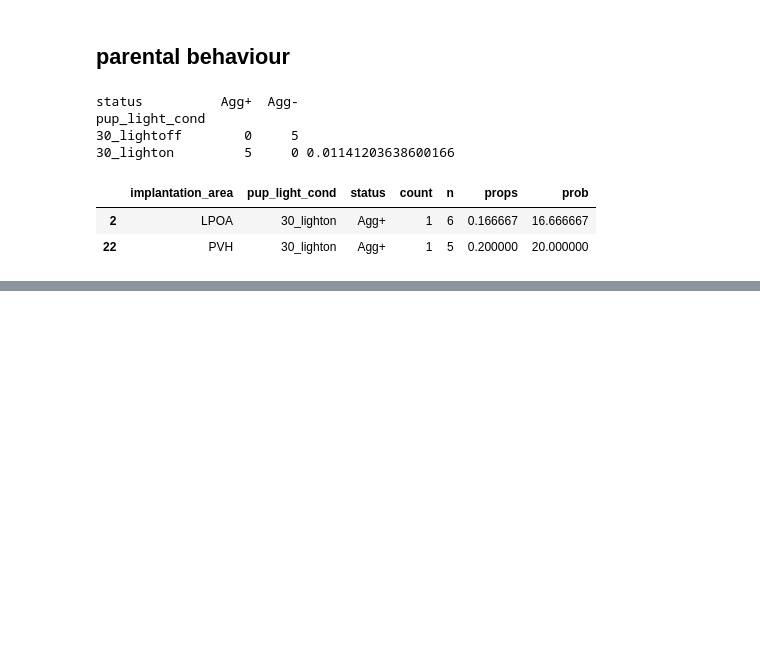
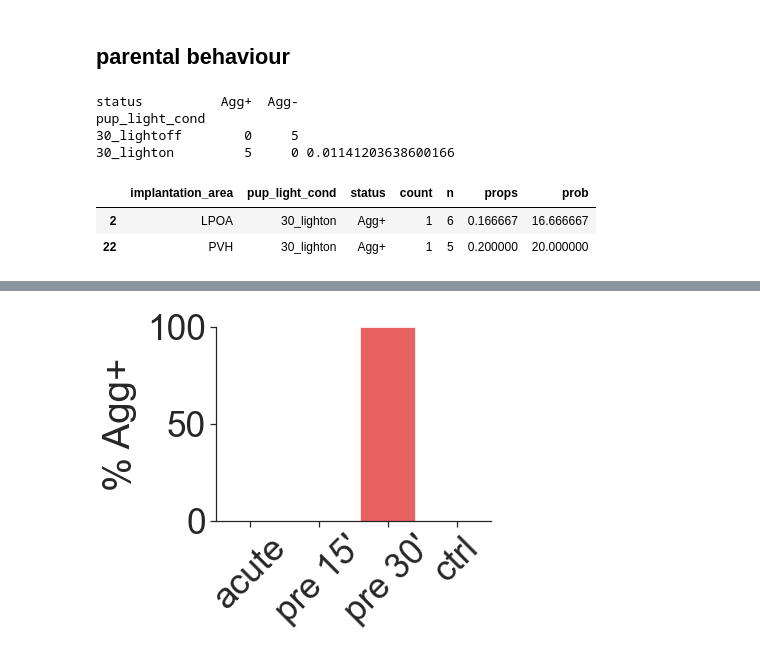
Before and after one commit to FrancisCrickInstitute/negative_parental_switch, a Jupyter notebook: NPW_manipulation/NPW_manipulation_JK.ipynb, the cells around one changed output, grey strips where cells are left out. Cells and saved outputs as stored; diff of their text form; code cells hidden in the pictures; blank space fills up the shorter version.

```diff
--- a/NPW_manipulation/NPW_manipulation_JK.ipynb
+++ b/NPW_manipulation/NPW_manipulation_JK.ipynb
@@ -296,31 +271,32 @@ plt.savefig('/Volumes/lab-kohlj/home/shared/projects/NegativeParentalSwitch/figu
 # %%
-sns.set(rc={"figure.figsize": (3, 2)})
-sns.set(font_scale=3)
+sns.set(rc={"figure.figsize": (2, 6)})
+sns.set(font_scale=3.2)
 sns.set_style("ticks")
 
 plot_cond = ['spontaneous', 'instantaneous_on', '30_lighton', '30_lightoff']
 
 plot_df = props[(props.status == 'Agg+')& (props.pup_light_cond.isin(plot_cond))]
 plot_df.pup_light_cond = pd.Categorical(plot_df.pup_light_cond,
                       categories=plot_cond,
                       ordered=True)
 
 plot_df['prob'] = plot_df.props * 100
 
 g = sns.catplot(x = 'pup_light_cond',
                 y = 'prob',
                 data = plot_df[plot_df.implantation_area == 'MPOA'],
                 kind = 'bar',
                 alpha = 0.7,
-                palette = ['red'],
-                aspect = 2.6/2)
+                palette = ['red'],aspect = 1.4)
 
 g.set(xlabel = None)
 plt.ylim([0,100])
 plt.xticks(rotation = 90)
 plt.ylabel('% Agg+', labelpad=10)
-g.set_xticklabels( ('acute', 'pre 15','pre 30', 'ctrl'), rotation=45)
-sns.despine(trim=True)
+g.set_xticklabels( ('acute', 'pre 15\'','pre 30\'', 'ctrl'), rotation=45)
+sns.despine(trim=False)
 
-# plt.savefig('output_figures/opto_parental.pdf', dpi=300,bbox_inches='tight')
-plt.savefig('/Volumes/lab-kohlj/home/shared/projects/NegativeParentalSwitch/figures/Figure_3/linked_figure3/opto_parental.pdf',dpi=600,bbox_inches='tight')
+plt.savefig('/Volumes/lab-kohlj/home/shared/projects/NegativeParentalSwitch/figures/Figure_3/linked_figure3/opto_parental.pdf',
+            dpi=600,bbox_inches='tight')
+# %% [output]
+[figure, added]
```
Also changed, not shown: parts of 6 cells of this notebook, 3 other files.
